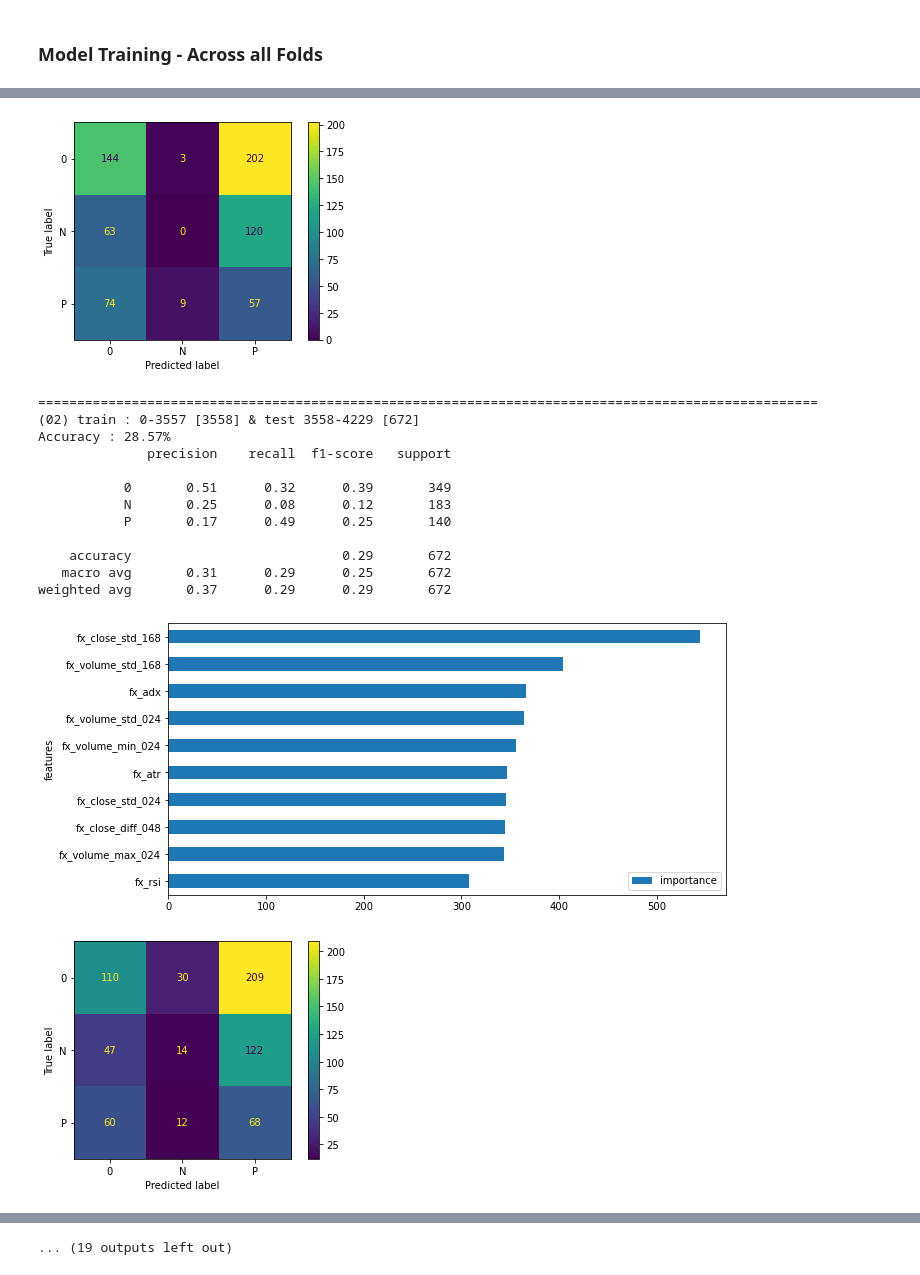
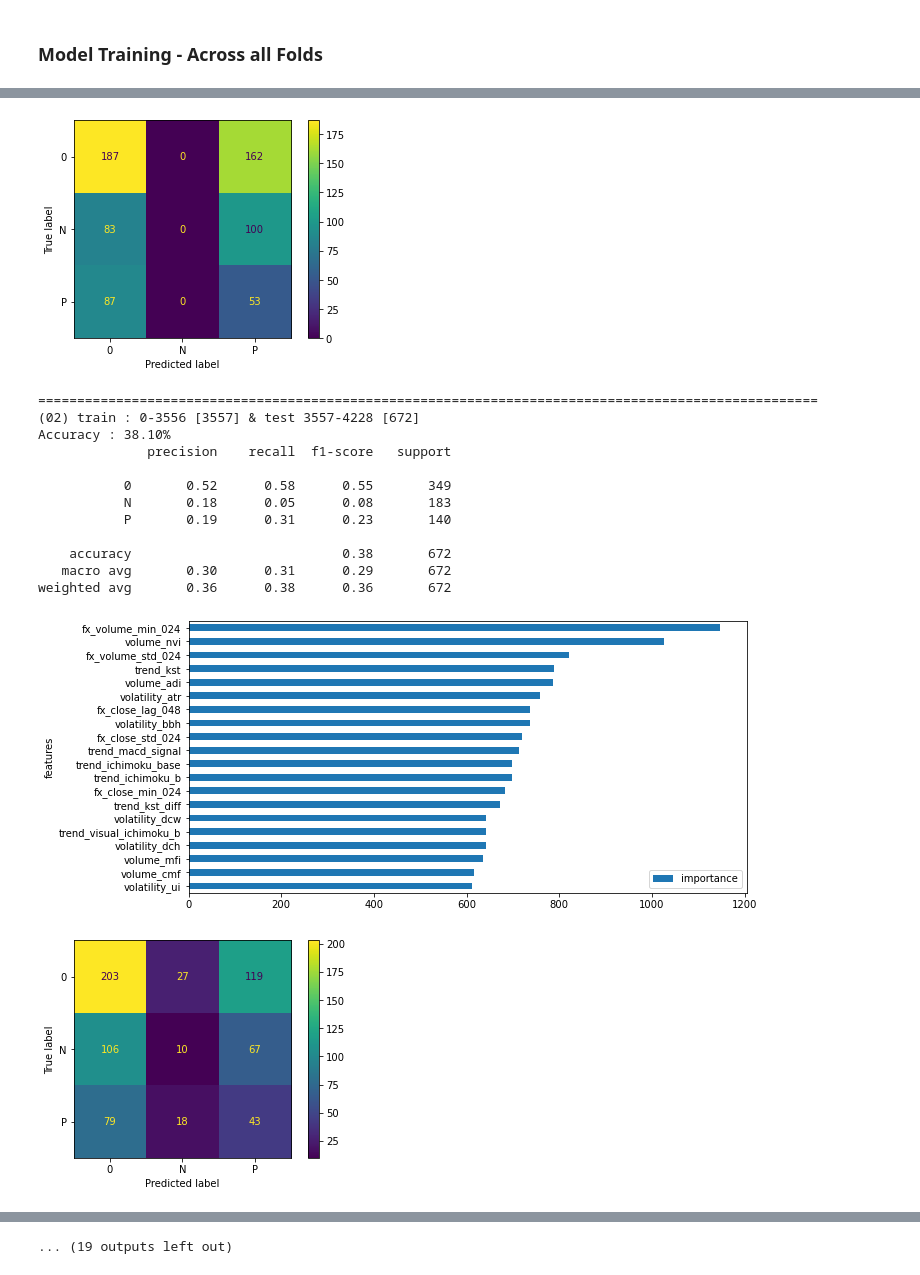
Before and after one commit to Takfes/fun-crypto-app, a Jupyter notebook: notebooks/exploration.ipynb, the cells around one changed output, grey strips where cells are left out. Saved outputs shown, nothing was run; the diff lists cells and outputs as text; code cells hidden in the pictures.

```diff
--- a/notebooks/exploration.ipynb
+++ b/notebooks/exploration.ipynb
@@ -598,5 +555,7 @@ md['target_y'] = y
 # %%
+md['target_y'] = y
 X = md[[x for x in md.columns if not (x.startswith('target') | x.endswith('time'))]].reset_index(drop=True)
+X = X.drop(['open','high','low','close','volume','numtrade'],axis=1)
 # %%
 # pd.Series(md.columns).to_clipboard()
 # pd.Series(X.columns).to_clipboard()
@@ -625,9 +584,9 @@ from sktime.forecasting.model_selection import SlidingWindowSplitter, ExpandingW
 # %% [markdown]
 ### sklearn TimeSeriesSplit
 # %%
-# tscv = TimeSeriesSplit(gap=0, max_train_size=None, n_splits=20, test_size=200)
-tscv = TimeSeriesSplit(n_splits=10)
-for i, (train_index, test_index) in enumerate(tscv.split(X),start=1):
-    print(f'''({str(i).zfill(2)}) train : {train_index[0]}-{train_index[-1]} [{len(train_index)}] & test {test_index[0]}-{test_index[-1]} [{len(test_index)}]''')
-    X_train, X_test = X.loc[train_index], X.loc[test_index]
-    y_train, y_test = y[train_index], y.loc[test_index]
+# # tscv = TimeSeriesSplit(gap=0, max_train_size=None, n_splits=20, test_size=200)
+# tscv = TimeSeriesSplit(n_splits=10)
+# for i, (train_index, test_index) in enumerate(tscv.split(X),start=1):
+#     print(f'''({str(i).zfill(2)}) train : {train_index[0]}-{train_index[-1]} [{len(train_index)}] & test {test_index[0]}-{test_index[-1]} [{len(test_index)}]''')
+#     X_train, X_test = X.loc[train_index], X.loc[test_index]
+#     y_train, y_test = y[train_index], y.loc[test_index]
@@ -737,7 +702,13 @@ from lightgbm import LGBMClassifier
 from sklearn.metrics import classification_report, confusion_matrix, ConfusionMatrixDisplay, accuracy_score, f1_score
 # %%
 # clf = RandomForestClassifier(class_weight='balanced')
-clf = LGBMClassifier(class_weight='balanced')
+clf = LGBMClassifier(
+        #class_weight='balanced',
+        boosting_type='dart',
+        colsample_bytree=np.sqrt(X.shape[1])/(X.shape[1]),
+        n_estimators=1000,
+        objective='multiclass'
+        )
 # %%
 [x.shape for x in (X_train,y_train)]
 # %% [output]
@@ -760,6 +734,6 @@ pd.DataFrame({'features':X_train.columns,'importance':clf.feature_importances_})
 # %%
 cm = confusion_matrix(y_keep,y_preds)
-disp = ConfusionMatrixDisplay(confusion_matrix=cm,display_labels=rf.classes_)
+disp = ConfusionMatrixDisplay(confusion_matrix=cm,display_labels=clf.classes_)
 disp.plot()
 plt.show()
 # %% [output]
@@ -793,8 +767,16 @@ tscv = TimeSeriesCV(X,y,n_splits=10,test_size=24*7*4,verbose=True)
 for foo in tscv:
 
     X_train,y_train,X_test,y_test = foo
+
     #clf = RandomForestClassifier(n_estimators=1000,class_weight='balanced',)
-    clf = LGBMClassifier(class_weight='balanced')
+    clf = LGBMClassifier(
+        #class_weight='balanced',
+        boosting_type='dart',
+        colsample_bytree=np.sqrt(X.shape[1])/(X.shape[1]),
+        n_estimators=500,
+        objective='multiclass'
+        )
+
     clf.fit(X_train,y_train)
     y_preds = clf.predict(X_keep)
 
@@ -802,10 +784,13 @@ for foo in tscv:
     print(classification_report(y_keep,y_preds))
 
     cm = confusion_matrix(y_keep,y_preds)
-    disp = ConfusionMatrixDisplay(confusion_matrix=cm,display_labels=rf.classes_)
+    disp = ConfusionMatrixDisplay(confusion_matrix=cm,display_labels=clf.classes_)
     disp.plot()
     plt.show()
 
-    pd.DataFrame({'features':X_train.columns,'importance':clf.feature_importances_}).set_index('features').sort_values(by=['importance']).tail(10).plot(kind='barh',figsize = (10,5))
+    pd.DataFrame({'features':X_train.columns,'importance':clf.feature_importances_})\
+        .set_index('features').sort_values(by=['importance'])\
+        .tail(20).plot(kind='barh',figsize = (10,5))
+
     print(100*'=')
 # %% [output]
@@ -824,16 +810,16 @@ weighted avg       0.30      0.30      0.28       672
-[figure, old version]
+[figure, new version]
 ====================================================================================================
-(02) train : 0-3557 [3558] & test 3558-4229 [672]
-Accuracy : 28.57%
+(02) train : 0-3556 [3557] & test 3557-4228 [672]
+Accuracy : 38.10%
               precision    recall  f1-score   support
 
-           0       0.51      0.32      0.39       349
-           N       0.25      0.08      0.12       183
-           P       0.17      0.49      0.25       140
+           0       0.52      0.58      0.55       349
+           N       0.18      0.05      0.08       183
+           P       0.19      0.31      0.23       140
 
-    accuracy                           0.29       672
-   macro avg       0.31      0.29      0.25       672
-weighted avg       0.37      0.29      0.29       672
+    accuracy                           0.38       672
+   macro avg       0.30      0.31      0.29       672
+weighted avg       0.36      0.38      0.36       672
-[figure, old version]
+[figure, new version]
-[figure, old version]
+[figure, new version]
 ====================================================================================================
```
Also changed, not shown: parts of 37 cells of this notebook.
